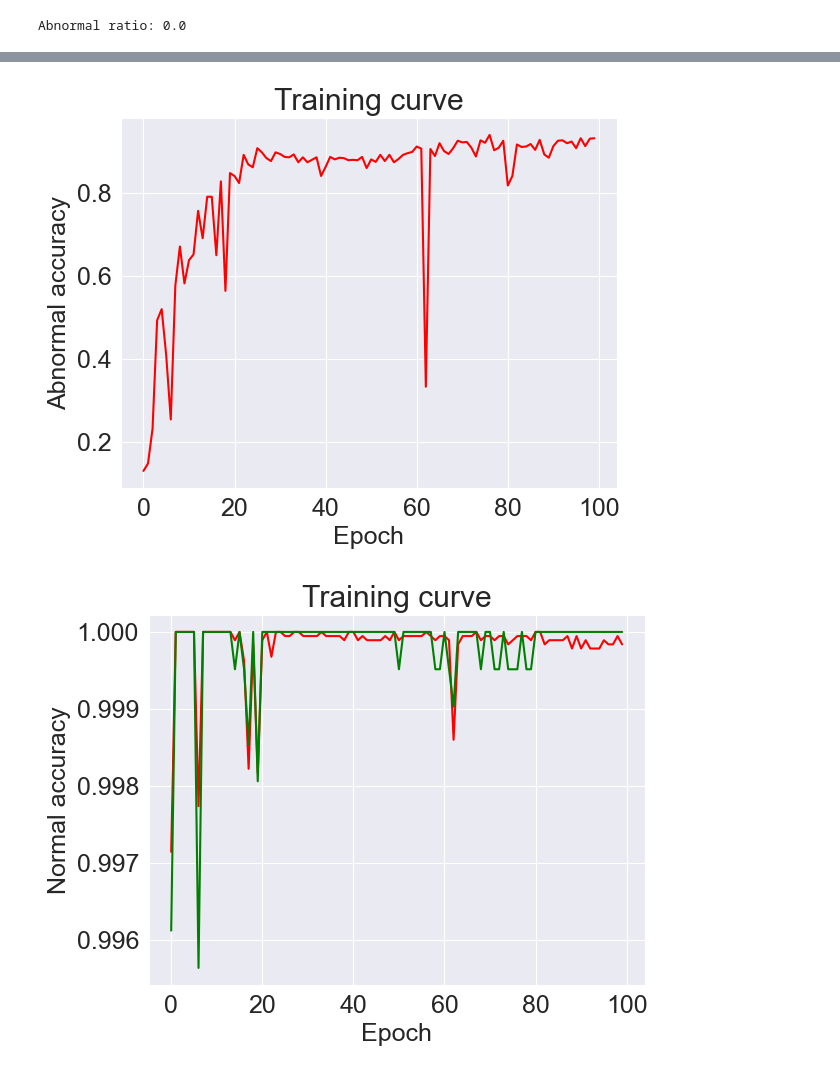
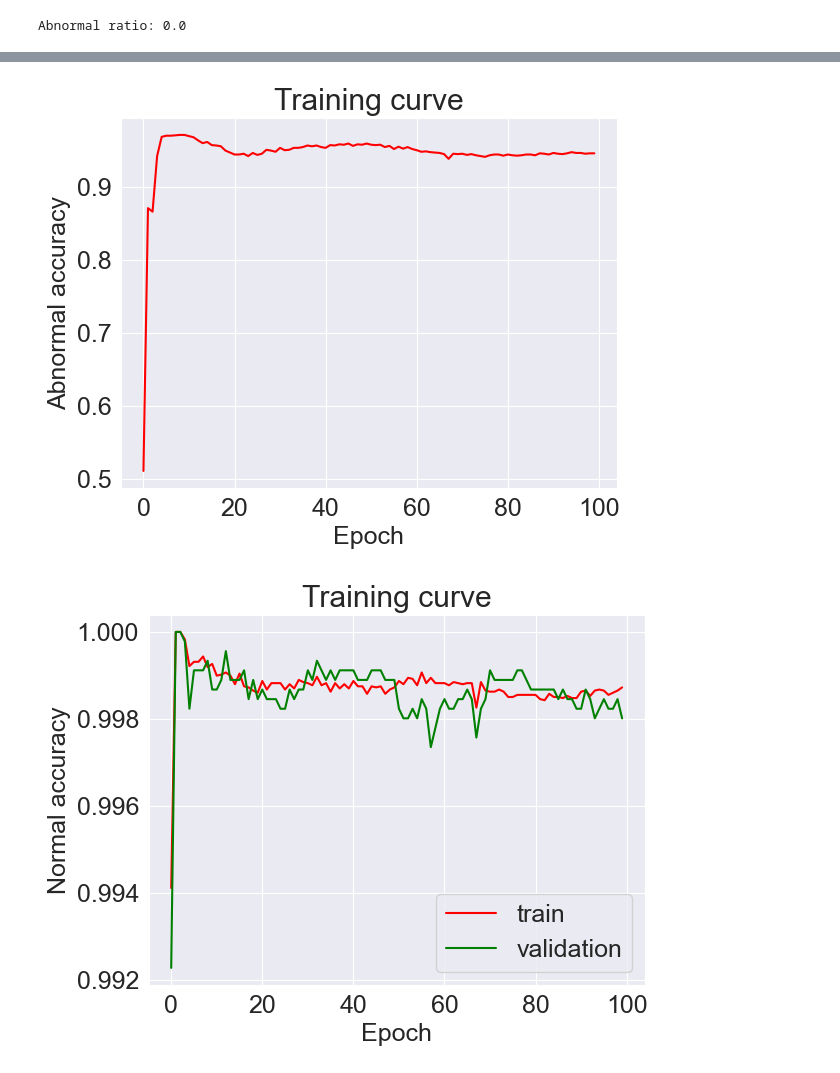
Before and after one commit to DragosStoican/Abnormal-Trajectory-Detection, a Jupyter notebook: Reconstructed-DAE.ipynb, the cells around one changed output, grey strips where cells are left out. Cells and saved outputs as stored; diff of their text form; code cells hidden in the pictures.

```diff
--- a/Reconstructed-DAE.ipynb
+++ b/Reconstructed-DAE.ipynb
@@ -23,7 +23,7 @@ print(torch.cuda.get_device_name(0))
 0
 NVIDIA GeForce GTX 1050 Ti
 # %%
-DATASET_NAME = "sherbrooke"
+DATASET_NAME = "rene"
 # %%
 normal_data, abnormal_data, real_abnormal_data, real_abnormal_data_2 = get_data(DATASET_NAME)
 # %% [output]
@@ -347,16 +347,17 @@ with torch.no_grad():
     plt.ylabel("Abnormal accuracy")
     plt.show()
 # %% [output]
-[figure, old version]
+[figure, new version]
 # %%
 model = model.cpu()
 model.eval()
 with torch.no_grad():
     plt.title("Training curve")
-    plt.plot(range(len(history['normal_train_ratio'])),history['normal_train_ratio'],'r')
-    plt.plot(range(len(history['normal_valid_ratio'])),history['normal_valid_ratio'],'g')
+    plt.plot(range(len(history['normal_train_ratio'])),history['normal_train_ratio'],'r', label="train")
+    plt.plot(range(len(history['normal_valid_ratio'])),history['normal_valid_ratio'],'g', label="validation")
     plt.xlabel("Epoch")
     plt.ylabel("Normal accuracy")
+    plt.legend()
     plt.show()
 # %% [output]
-[figure, old version]
+[figure, new version]
```
Also changed, not shown: parts of 10 cells of this notebook, 3 other files.
